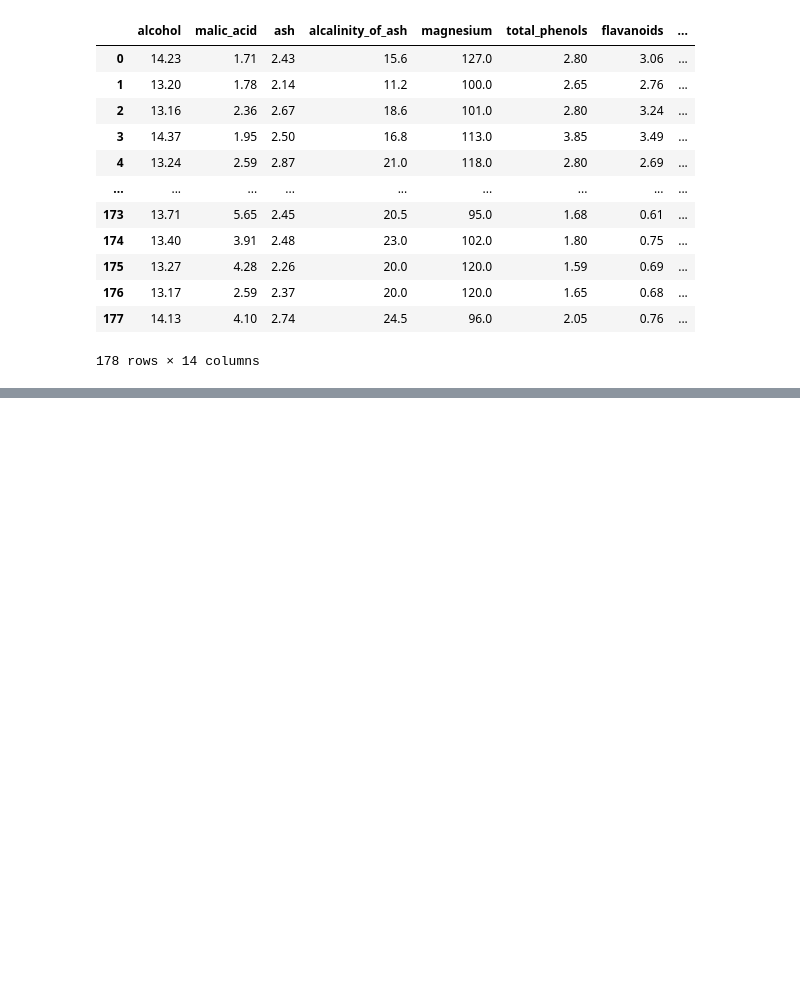
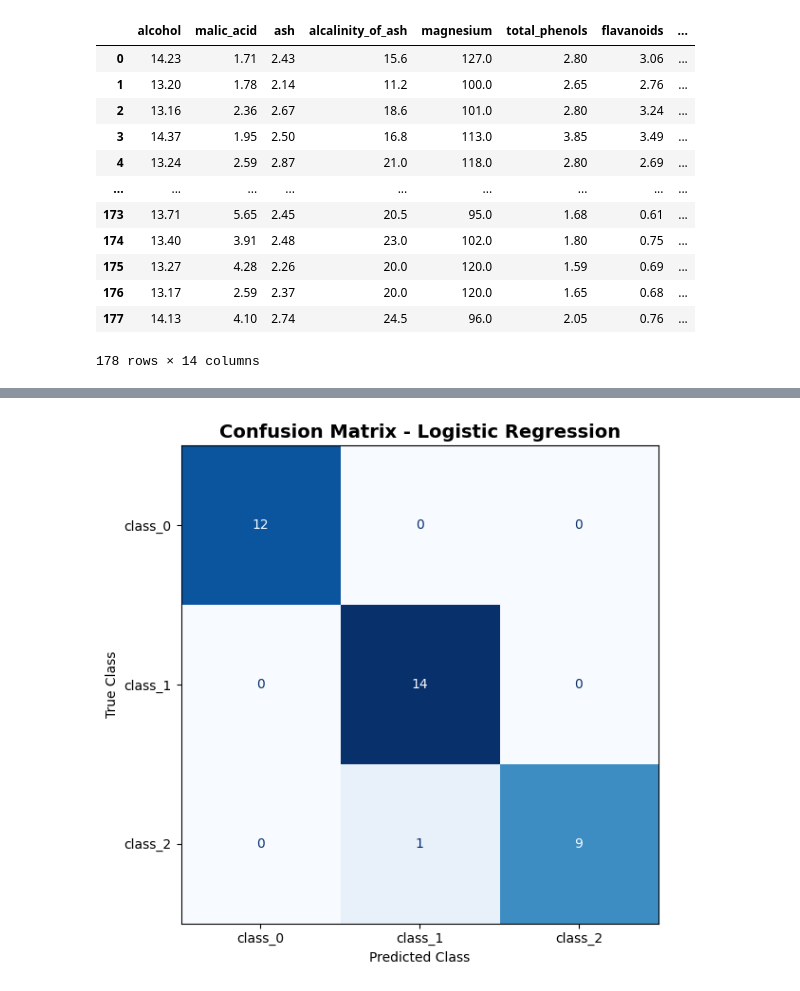
Before and after one commit to betulaltunyuva/wine-classification-project, a Jupyter notebook: wine_classification.ipynb, the cells around one changed output, grey strips where cells are left out. Saved outputs shown, nothing was run; the diff lists cells and outputs as text; code cells hidden in the pictures; blank space fills up the shorter version.

```diff
--- a/wine_classification.ipynb
+++ b/wine_classification.ipynb
@@ -237,0 +293,6 @@ Sonuç: Karar Ağacı modeli daha başarılıdır.
+# %%
+best_model_name = results_df.iloc[0]["Model"]
+best_cv_score = results_df.iloc[0]["F1 Score"]
+
+print("En başarılı model:", best_model_name)
+print("Ortalama F1 skoru:", round(best_cv_score, 4))
@@ -237,0 +391,33 @@ Sonuç: Karar Ağacı modeli daha başarılıdır.
+# %%
+from sklearn.metrics import ConfusionMatrixDisplay
+
+fig, ax = plt.subplots(figsize=(7, 6))
+
+ConfusionMatrixDisplay.from_predictions(
+    y_test,
+    y_pred,
+    display_labels=wine.target_names,
+    cmap="Blues",
+    colorbar=False,
+    ax=ax
+)
+
+plt.title(
+    f"Confusion Matrix - {best_model_name}",
+    fontsize=14,
+    fontweight="bold"
+)
+
+plt.xlabel("Predicted Class")
+plt.ylabel("True Class")
+plt.tight_layout()
+
+plt.savefig(
+    "confusion_matrix.png",
+    dpi=300,
+    bbox_inches="tight"
+)
+
+plt.show()
+# %% [output]
+[figure, added]
```
Also changed, not shown: parts of 43 cells of this notebook.
